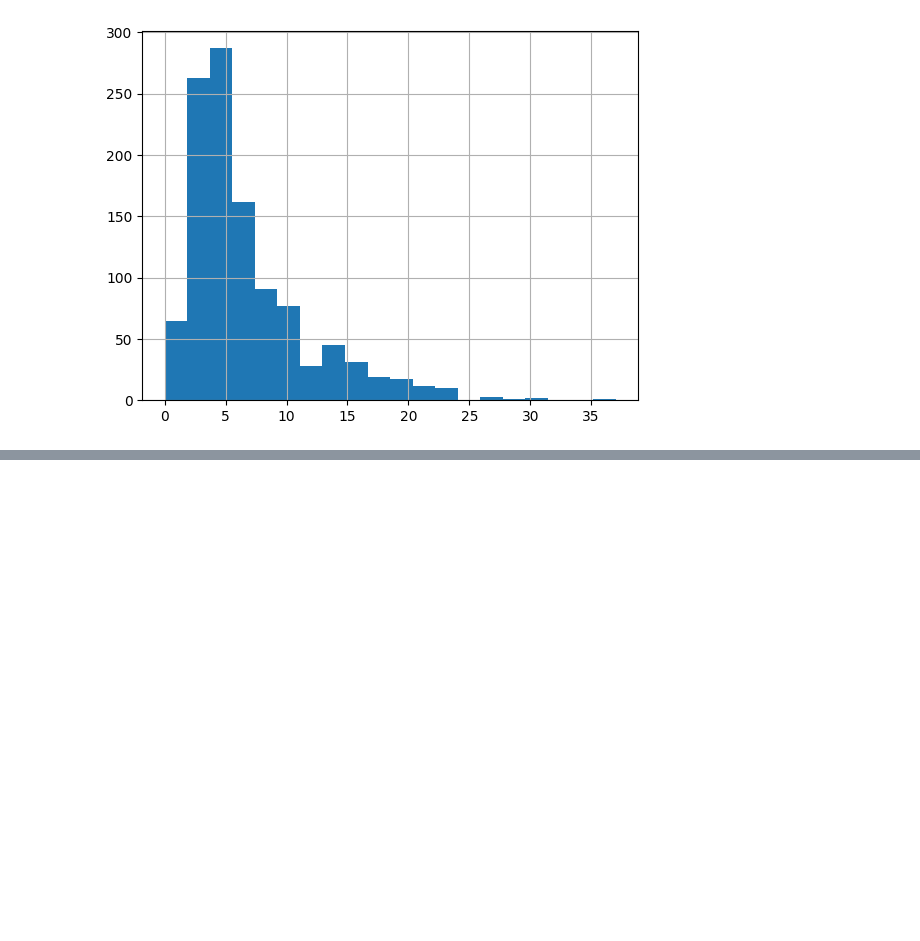
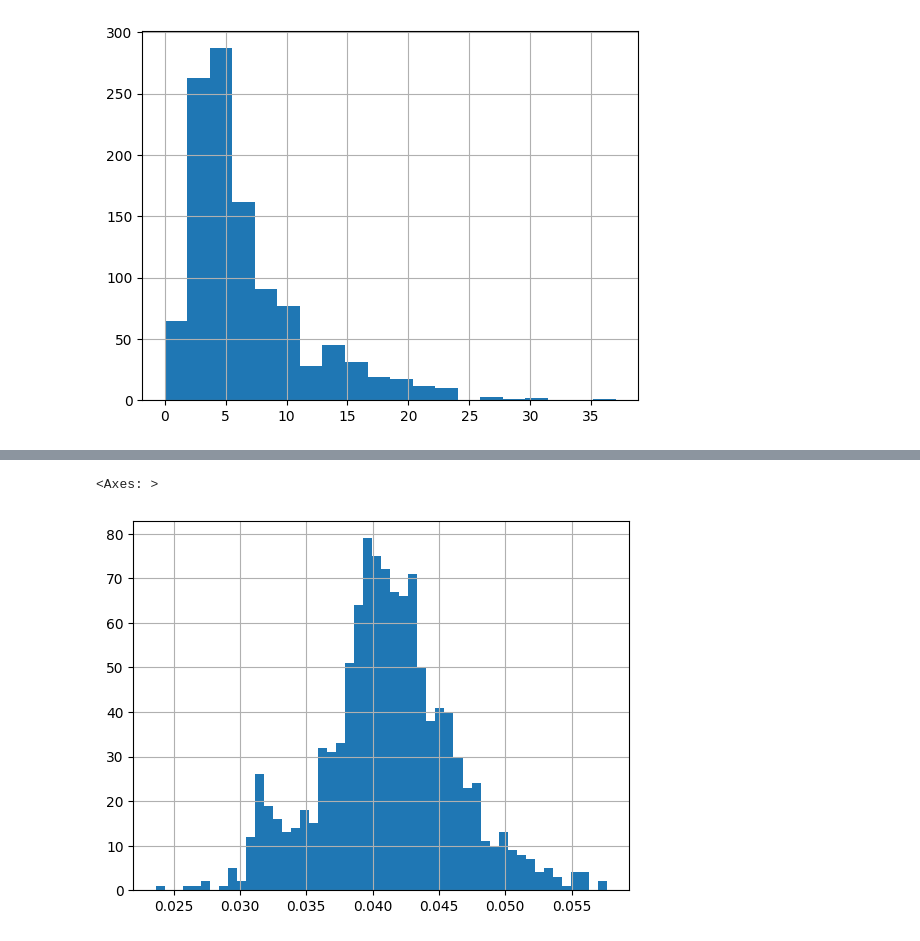
Before and after one commit to Eakkarat-Patt/deep_credit_risk, a Jupyter notebook: 5.4_lgd_engineering.ipynb, the cells around one changed output, grey strips where cells are left out. Saved outputs shown, nothing was run; the diff lists cells and outputs as text; code cells hidden in the pictures; blank space fills up the shorter version.

```diff
--- a/5.4_lgd_engineering.ipynb
+++ b/5.4_lgd_engineering.ipynb
@@ -30,0 +62,10 @@ data_default.loc[:, 'res_period'].hist(bins=20)
+# %%
+data_default.loc[:, 'discount_period'] = data_default.loc[:, 'res_time'] - data_default.loc[:, 'orig_time']
+data_default.loc[data_default['discount_period']<=1, 'discount_period'] = 1
+# %%
+data_default.loc[:, 'DR_L'] = (1 - data_default.loc[:, 'PD']) * data_default.loc[:, 'interest_rate_time']/(4*100) + data_default.loc[:, 'PD'] * ((1 + data_default.loc[:, 'interest_rate_time']/(4*100)) * (1 - data_default.loc[:, 'NLGD']))**(1/data_default.loc[:, 'discount_period'])
+# %%
+data_default.loc[:, 'DR_L'].hist(bins=50)
+# %% [output]
+<Axes: >
+[figure, added]
```
Also changed, not shown: parts of 8 cells of this notebook, 3 other files.
